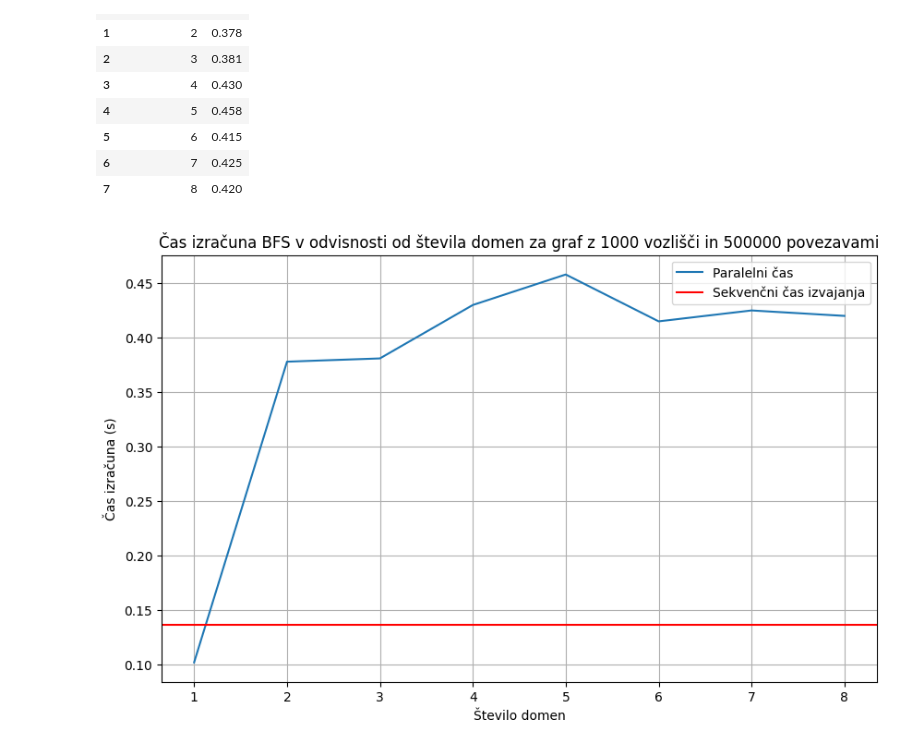
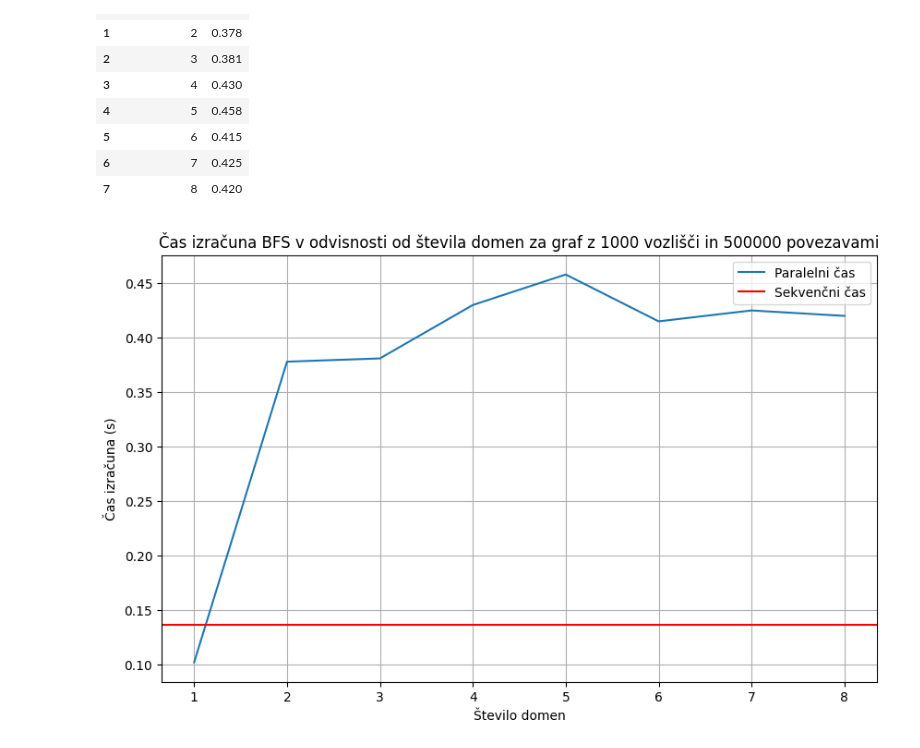
Before and after one commit to tjazerzen/Avtomatska-paralelizacija-v-OCamlu, a Jupyter notebook: playground/graph/computation_time_analysis/computation_time_analysis.ipynb, the cells around one changed output. Saved outputs shown, nothing was run; the diff lists cells and outputs as text; code cells hidden in the pictures.

```diff
--- a/playground/graph/computation_time_analysis/computation_time_analysis.ipynb
+++ b/playground/graph/computation_time_analysis/computation_time_analysis.ipynb
@@ -138,21 +144,21 @@ df_bfs_par_domains
 # %%
 plt.figure(figsize=(10, 6))
 
 # Plotting the computation time as a function of num_domains
 plt.plot(df_bfs_par_domains['num_domains'], df_bfs_par_domains['time'], label='Paralelni čas')
 
 # Adding a horizontal line for the sequential execution time
-plt.axhline(y=0.136175, color='r', linestyle='-', label='Sekvenčni čas izvajanja')
+plt.axhline(y=0.136175, color='r', linestyle='-', label='Sekvenčni čas')
 
 plt.xlabel('Število domen')
 plt.ylabel('Čas izračuna (s)')
 plt.title('Čas izračuna BFS v odvisnosti od števila domen za graf z 1000 vozlišči in 500000 povezavami')
 
 plt.legend()
 plt.grid(True)
 
 plt.savefig('bfs_v_odvisnosti_od_stevila_domen.jpg')
 
 plt.show()
 # %% [output]
-[figure, old version]
+[figure, new version]
```
Also changed, not shown: parts of 4 cells of this notebook, 3 other files.
